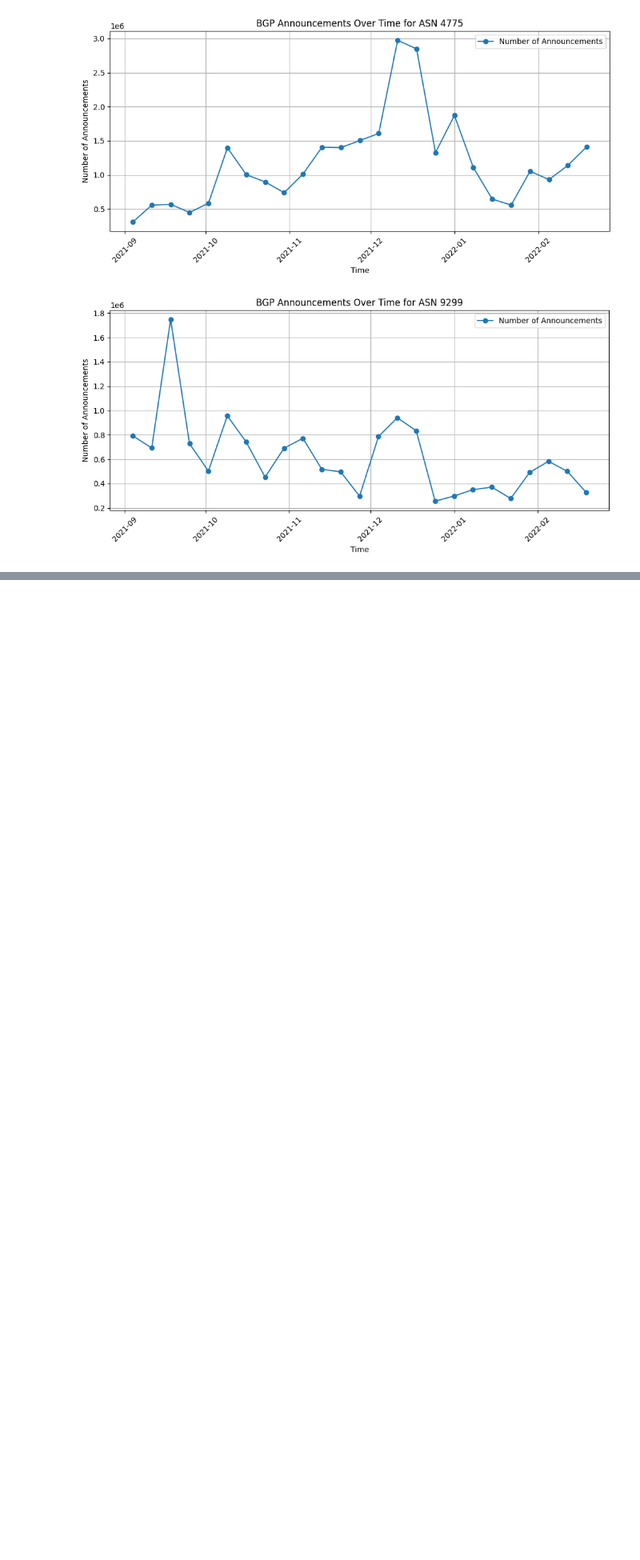
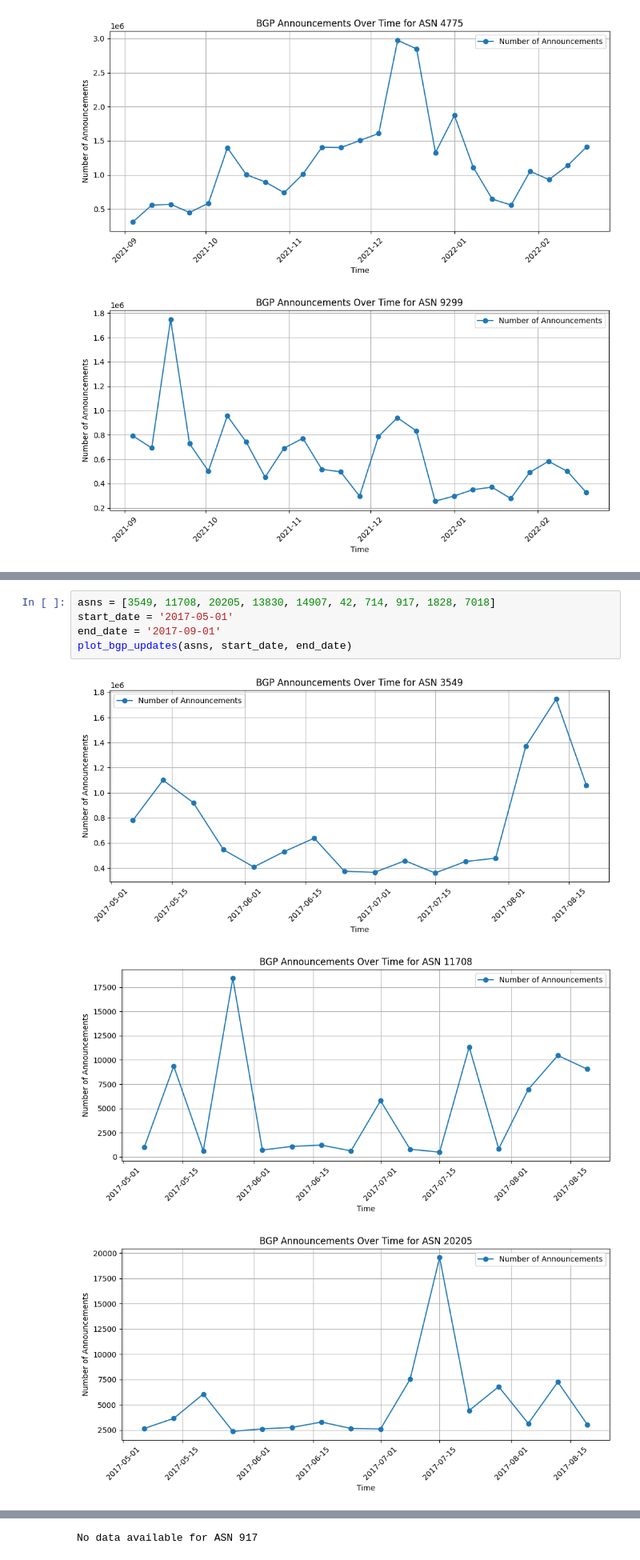
Before and after one commit to soddi1/Flooding, a Jupyter notebook: 10 disasters/accounements_data.ipynb, the cells around one changed output, grey strips where cells are left out. Shown at 80% size. Cells and saved outputs as stored; diff of their text form; blank space fills up the shorter version.

```diff
--- a/10 disasters/accounements_data.ipynb
+++ b/10 disasters/accounements_data.ipynb
@@ -71,0 +125,9 @@ plot_bgp_updates(asns, start_date, end_date)
+# %%
+asns = [3549, 11708, 20205, 13830, 14907, 42, 714, 917, 1828, 7018]
+start_date = '2017-05-01'
+end_date = '2017-09-01'
+plot_bgp_updates(asns, start_date, end_date)
+# %% [output]
+[figure, added]
+[figure, added]
+[figure, added]
@@ -71,0 +138 @@ plot_bgp_updates(asns, start_date, end_date)
+No data available for ASN 917
```
Also changed, not shown: parts of 31 cells of this notebook.
